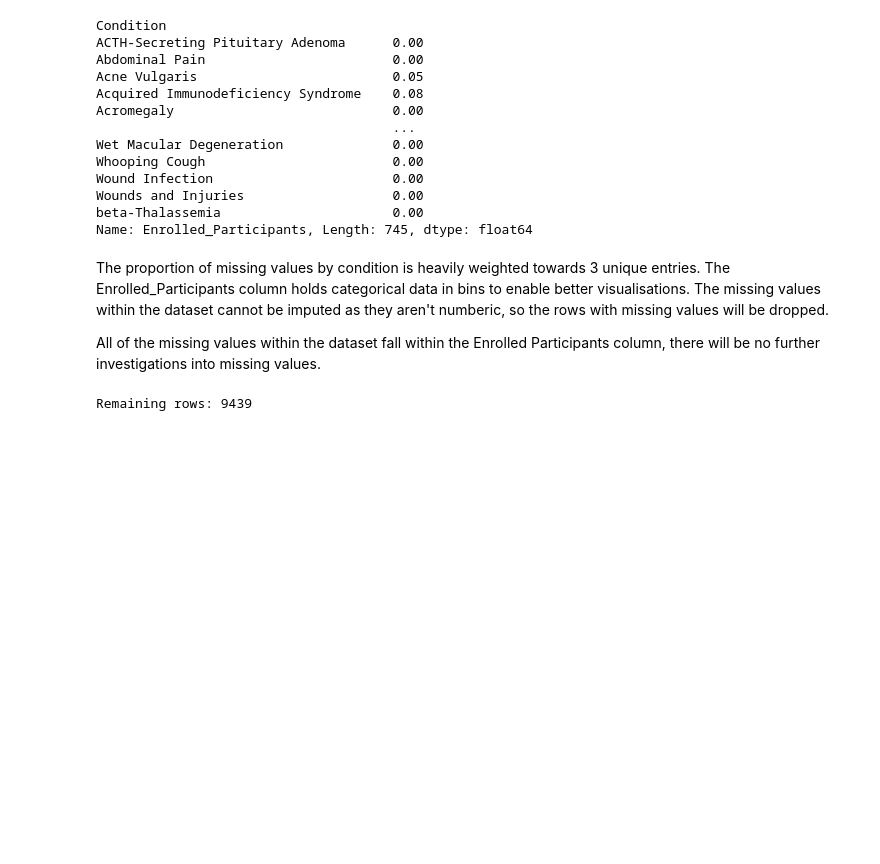
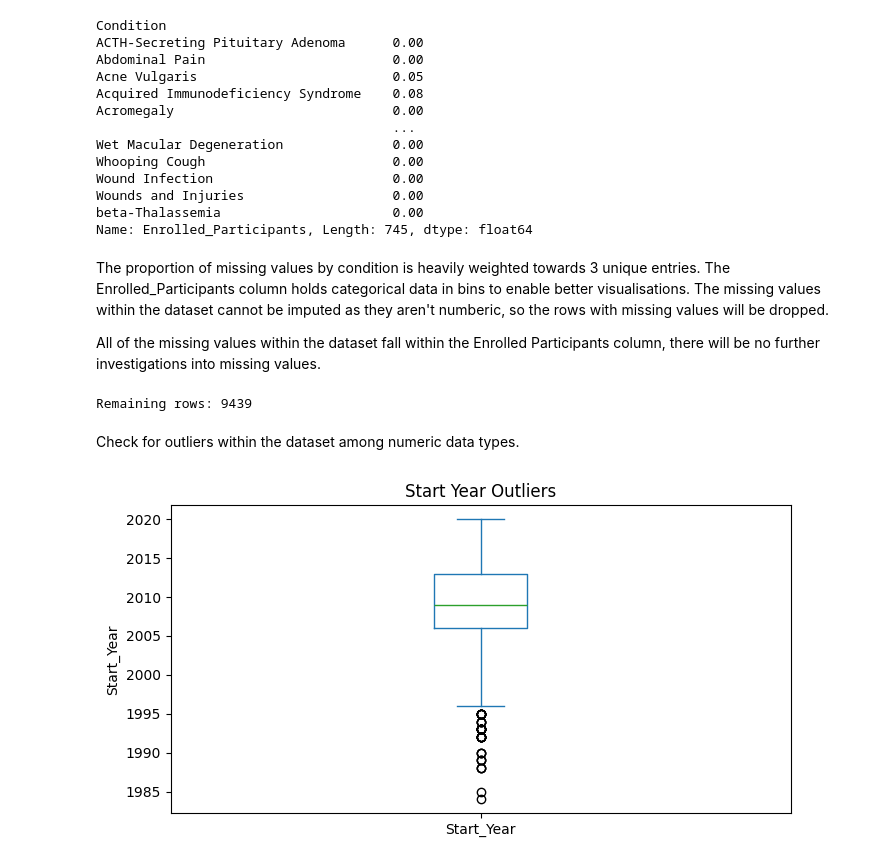
Before and after one commit to ksharpe-byte/clinical-trial-trends, a Jupyter notebook: jupyter_notebooks/eda.ipynb, the cells around one changed output. Saved outputs shown, nothing was run; the diff lists cells and outputs as text; code cells hidden in the pictures; blank space fills up the shorter version.

Commit message:
Add box plot visualisations to notebook for outliers in dataset

```diff
--- a/jupyter_notebooks/eda.ipynb
+++ b/jupyter_notebooks/eda.ipynb
@@ -264,3 +264,13 @@ df = df.dropna(subset=['Enrolled_Participants'])
 print(f"Remaining rows: {len(df)}")
 # %% [output]
 Remaining rows: 9439
+# %% [markdown]
+Check for outliers within the dataset among numeric data types.
+# %%
+plt.figure(figsize=(8, 4))
+df['Start_Year'].plot(kind='box')
+plt.title('Start Year Outliers')
+plt.ylabel('Start_Year')
+plt.show()
+# %% [output]
+[figure, added]
```
Also changed, not shown: parts of 3 cells of this notebook.
